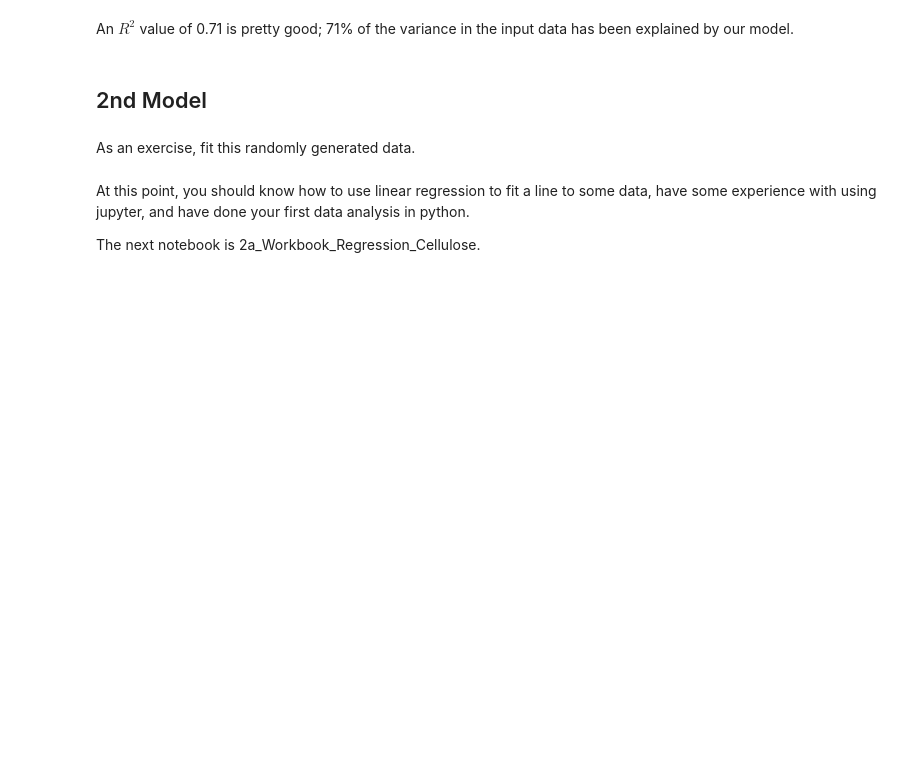
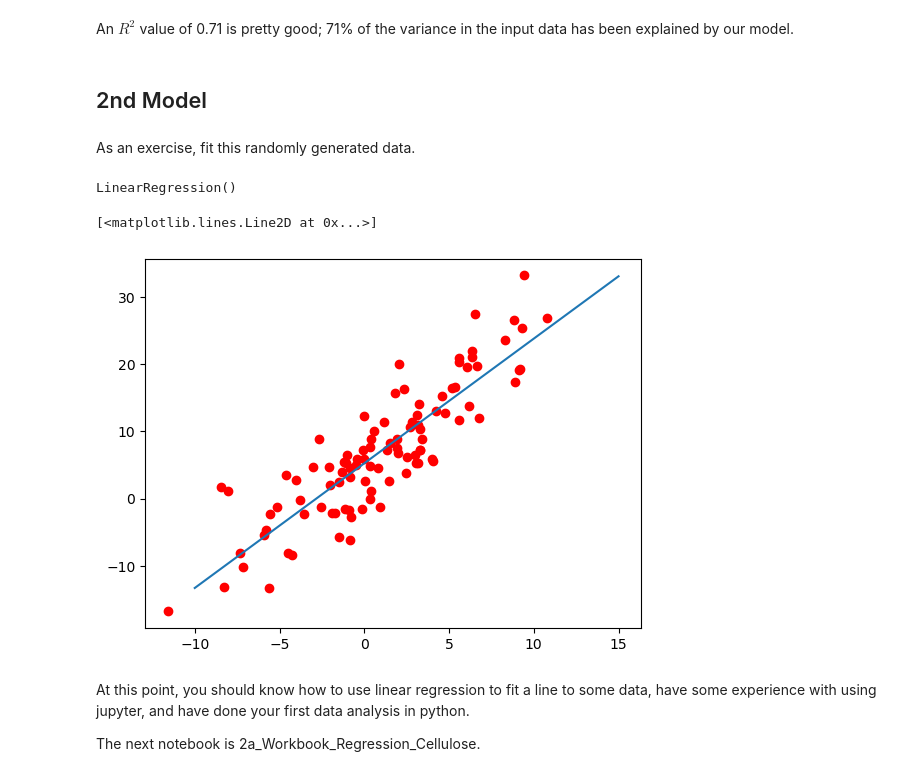
Before and after one commit to Willjterwright/Machine_learning_for_chemists, a Jupyter notebook: 1_Linear_regression.ipynb, the cells around one changed output. Cells and saved outputs as stored; diff of their text form; code cells hidden in the pictures; blank space fills up the shorter version.

```diff
--- a/1_Linear_regression.ipynb
+++ b/1_Linear_regression.ipynb
@@ -182,10 +332,27 @@ An $R^2$ value of 0.71 is pretty good; 71\% of the variance in the input data ha
 # %% [markdown]
 As an exercise, fit this randomly generated data.
 # %%
-np.random.seed(0)
+np.random.seed(42)
 x = 5 * np.random.randn(100) + 1.5   # Array of 100 values with mean = 1.5, stddev = 2.5
-res = 0.75 * np.random.randn(100)       # Generate 100 residual terms
+res = 5 * np.random.randn(100)       # Generate 100 residual terms
 y = 5 + 2 * x + res                  # Actual values of Y
+# %%
+data = {'X':x, 'Y':y}
+df = pd.DataFrame(data)
+
+model = LinearRegression(fit_intercept = True)
+model.fit(df[['X']], df[['Y']])
+# %% [output]
+LinearRegression()
+# %%
+plt.plot(df['X'], df['Y'], 'ro')
+X_new = np.linspace(-10, 15).reshape(-1,1)
+y_new = model.predict(X_new)
+
+plt.plot(X_new, y_new)
+# %% [output]
+[<matplotlib.lines.Line2D at 0x...>]
+[figure, added]
 # %% [markdown]
 At this point, you should know how to use linear regression to fit a line to some data, have some experience with using jupyter, and have done your first data analysis in python.
 
```
Also changed, not shown: parts of 17 cells of this notebook.
